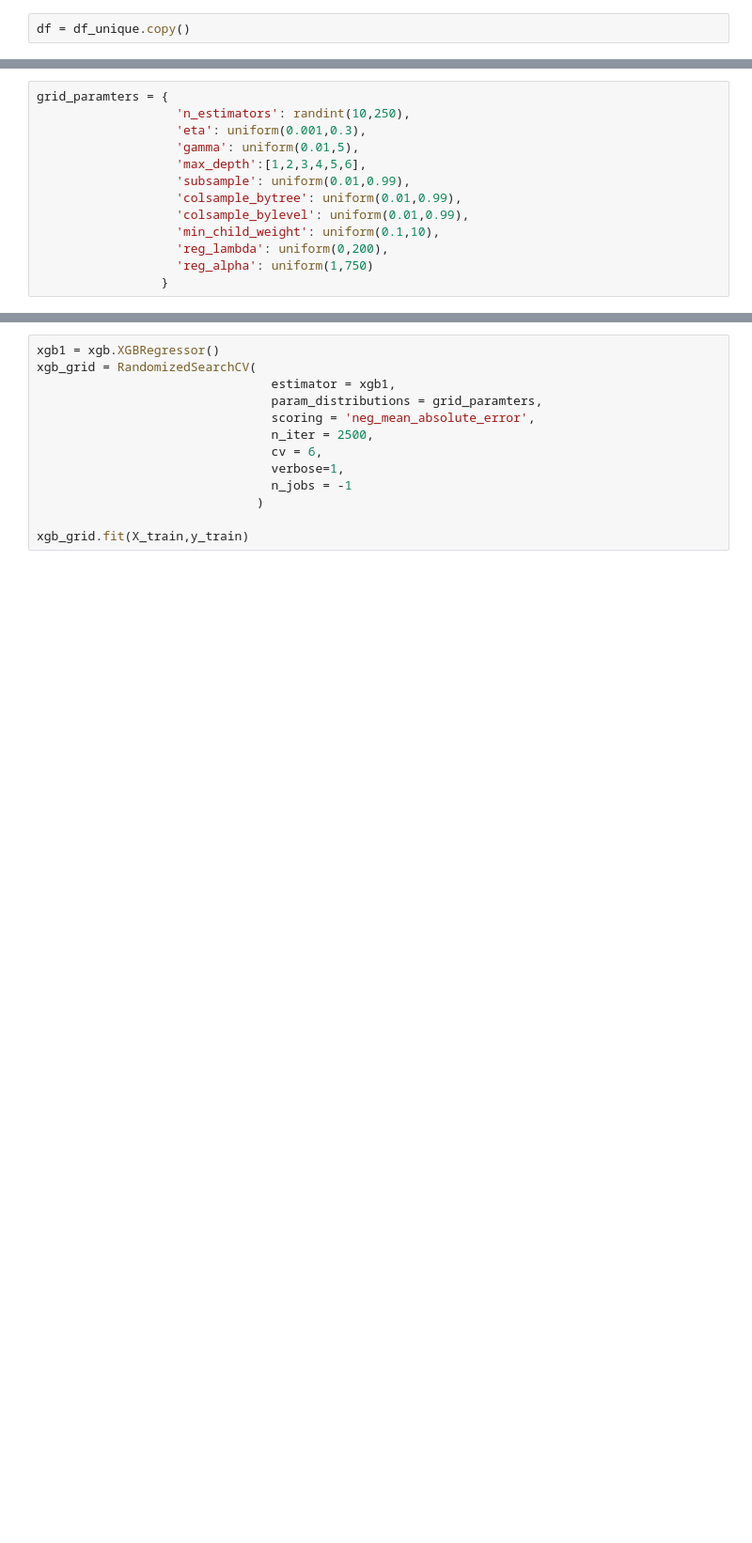
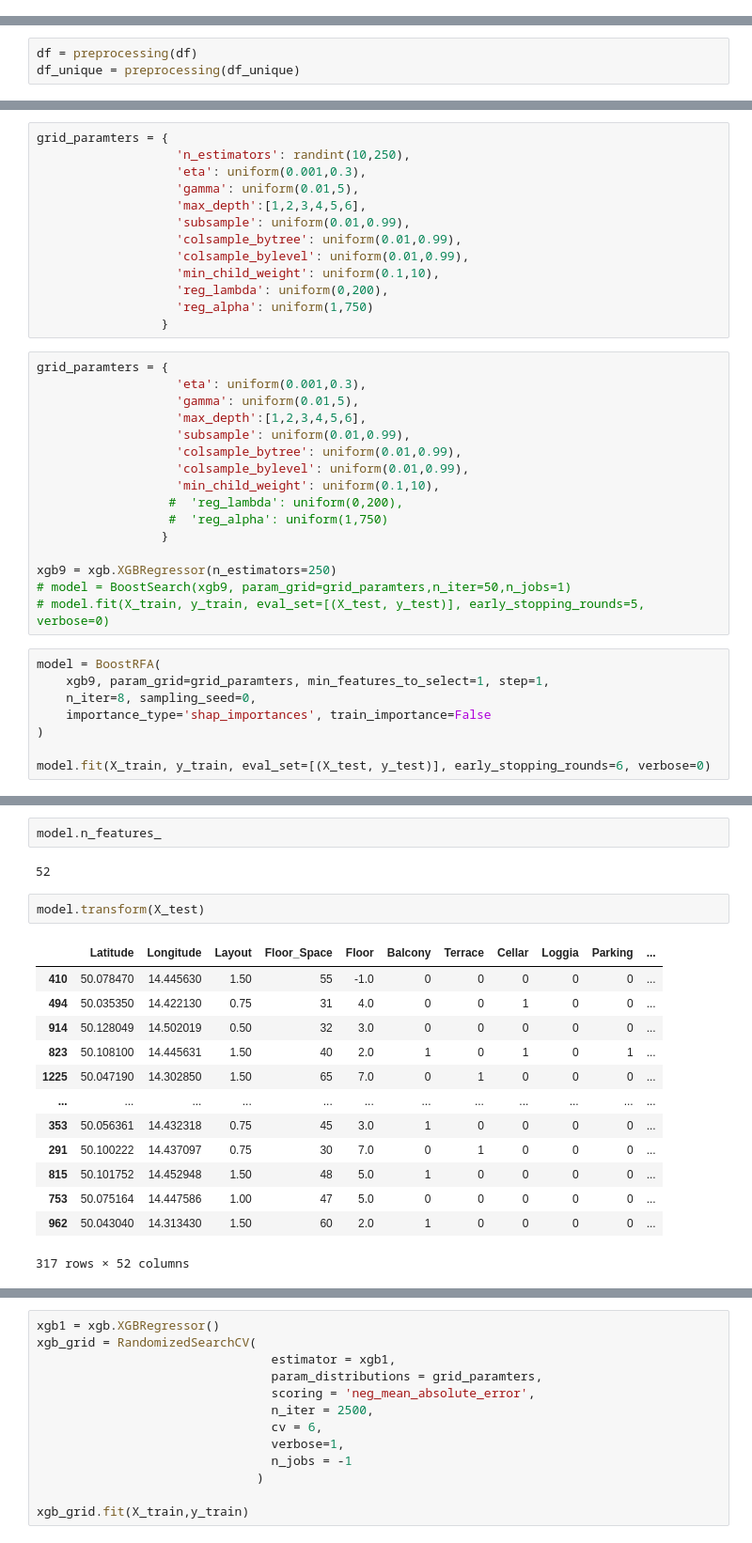
Before and after one commit to tomasz-bialy/Estate-Prague, a Jupyter notebook: Estate_Prague.ipynb, the cells around one changed output, grey strips where cells are left out. Shown at 94% size. Cells and saved outputs as stored; diff of their text form; blank space fills up the shorter version.

```diff
--- a/Estate_Prague.ipynb
+++ b/Estate_Prague.ipynb
@@ -25,2 +46,0 @@ df = pd.read_csv(os.getcwd()+'\\scraped_data\\Prague-2022-01-01.csv')
-# %%
-df = df_unique.copy()
@@ -192,3 +206,6 @@ df = missing_values(df)
+# %%
+df = preprocessing(df)
+df_unique = preprocessing(df_unique)
 # %%
 y = df['Total price']
 X = df.drop('Total price',axis=1)
@@ -213,3 +232,27 @@ grid_paramters = {
                    'reg_lambda': uniform(0,200),
                    'reg_alpha': uniform(1,750)
                  }
+# %%
+grid_paramters = {
+                   'eta': uniform(0.001,0.3),
+                   'gamma': uniform(0.01,5),
+                   'max_depth':[1,2,3,4,5,6],
+                   'subsample': uniform(0.01,0.99),
+                   'colsample_bytree': uniform(0.01,0.99),
+                   'colsample_bylevel': uniform(0.01,0.99),
+                   'min_child_weight': uniform(0.1,10),
+                  #  'reg_lambda': uniform(0,200),
+                  #  'reg_alpha': uniform(1,750)
+                 }
+
+xgb9 = xgb.XGBRegressor(n_estimators=250)
+# model = BoostSearch(xgb9, param_grid=grid_paramters,n_iter=50,n_jobs=1)
+# model.fit(X_train, y_train, eval_set=[(X_test, y_test)], early_stopping_rounds=5, verbose=0)
+# %%
+model = BoostRFA(
+    xgb9, param_grid=grid_paramters, min_features_to_select=1, step=1,
+    n_iter=8, sampling_seed=0,
+    importance_type='shap_importances', train_importance=False
+)
+
+model.fit(X_train, y_train, eval_set=[(X_test, y_test)], early_stopping_rounds=6, verbose=0)
@@ -215,0 +285,20 @@ grid_paramters = {
+# %%
+model.n_features_
+# %% [output]
+52
+# %%
+model.transform(X_test)
+# %% [output]
+|  | Latitude | Longitude | Layout | Floor_Space | Floor | Balcony | Terrace | Cellar | Loggia | Parking | ... |
+| 410 | 50.078470 | 14.445630 | 1.50 | 55 | -1.0 | 0 | 0 | 0 | 0 | 0 | ... |
+| 494 | 50.035350 | 14.422130 | 0.75 | 31 | 4.0 | 0 | 0 | 1 | 0 | 0 | ... |
+| 914 | 50.128049 | 14.502019 | 0.50 | 32 | 3.0 | 0 | 0 | 0 | 0 | 0 | ... |
+| 823 | 50.108100 | 14.445631 | 1.50 | 40 | 2.0 | 1 | 0 | 1 | 0 | 1 | ... |
+| 1225 | 50.047190 | 14.302850 | 1.50 | 65 | 7.0 | 0 | 1 | 0 | 0 | 0 | ... |
+| ... | ... | ... | ... | ... | ... | ... | ... | ... | ... | ... | ... |
+| 353 | 50.056361 | 14.432318 | 0.75 | 45 | 3.0 | 1 | 0 | 0 | 0 | 0 | ... |
+| 291 | 50.100222 | 14.437097 | 0.75 | 30 | 7.0 | 0 | 1 | 0 | 0 | 0 | ... |
+| 815 | 50.101752 | 14.452948 | 1.50 | 48 | 5.0 | 1 | 0 | 0 | 0 | 0 | ... |
+| 753 | 50.075164 | 14.447586 | 1.00 | 47 | 5.0 | 0 | 0 | 0 | 0 | 0 | ... |
+| 962 | 50.043040 | 14.313430 | 1.50 | 60 | 2.0 | 1 | 0 | 0 | 0 | 0 | ... |
+317 rows × 52 columns
```
Also changed, not shown: parts of 20 cells of this notebook, 1 other file.
